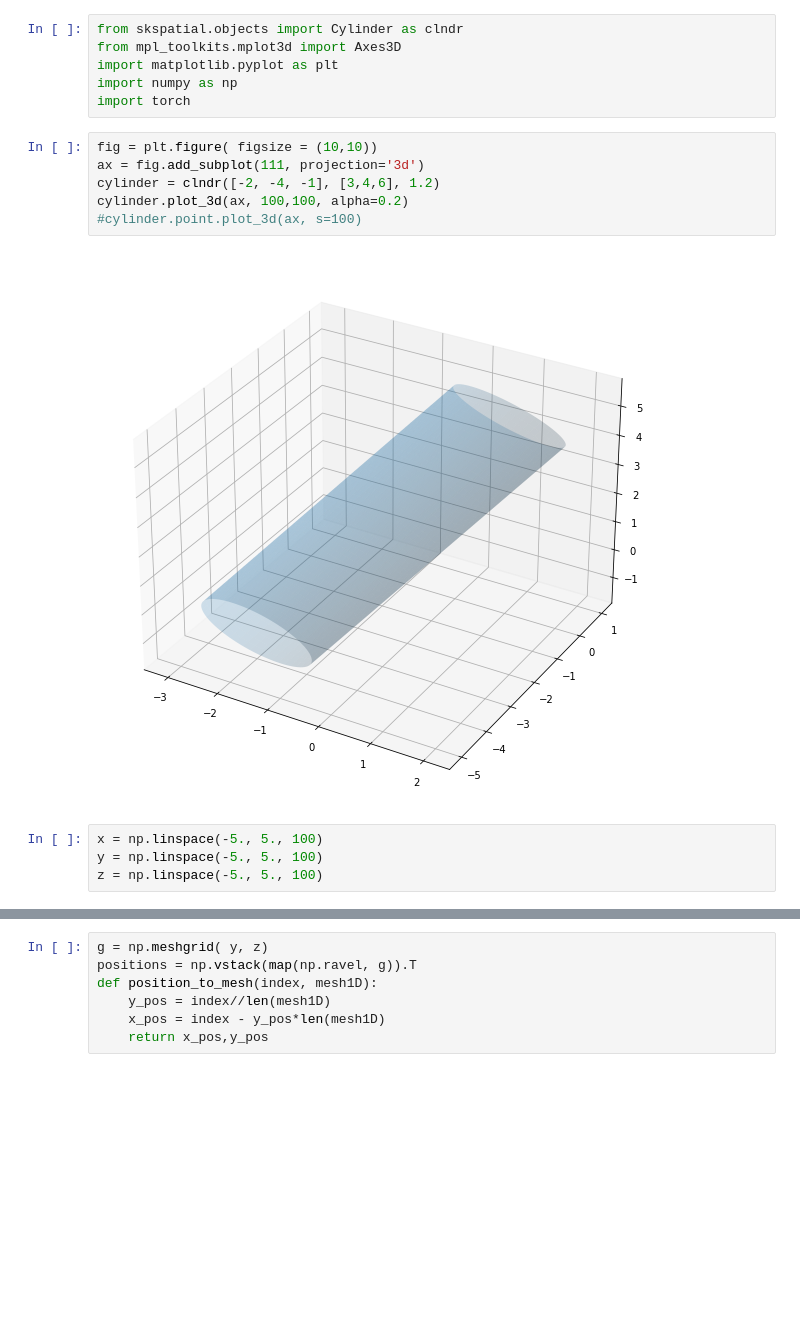
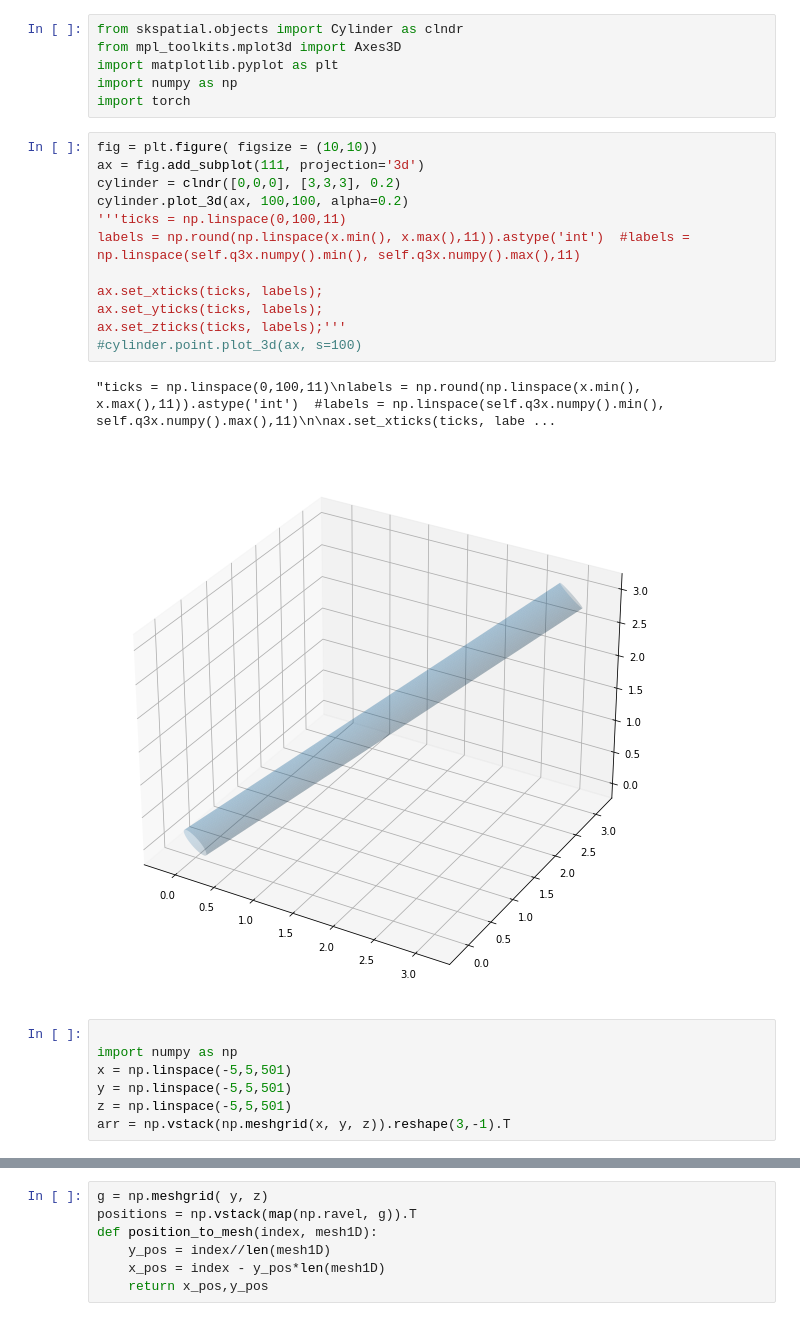
Before and after one commit to sofyalaski/SAXS-simulations, a Jupyter notebook: debugging.ipynb, the cells around one changed output, grey strips where cells are left out. Drawn from its saved outputs; the diff is of its cells as text; blank space fills up the shorter version.

```diff
--- a/debugging.ipynb
+++ b/debugging.ipynb
@@ -560,12 +792,22 @@ import torch
 # %%
 fig = plt.figure( figsize = (10,10))
 ax = fig.add_subplot(111, projection='3d')
-cylinder = clndr([-2, -4, -1], [3,4,6], 1.2)
+cylinder = clndr([0,0,0], [3,3,3], 0.2)
 cylinder.plot_3d(ax, 100,100, alpha=0.2)
+'''ticks = np.linspace(0,100,11)
+labels = np.round(np.linspace(x.min(), x.max(),11)).astype('int')  #labels = np.linspace(self.q3x.numpy().min(), self.q3x.numpy().max(),11)
+
+ax.set_xticks(ticks, labels);
+ax.set_yticks(ticks, labels);
+ax.set_zticks(ticks, labels);'''
 #cylinder.point.plot_3d(ax, s=100)
 # %% [output]
+"ticks = np.linspace(0,100,11)\nlabels = np.round(np.linspace(x.min(), x.max(),11)).astype('int')  #labels = np.linspace(self.q3x.numpy().min(), self.q3x.numpy().max(),11)\n\nax.set_xticks(ticks, labe ...
-[figure, old version]
+[figure, new version]
 # %%
-x = np.linspace(-5., 5., 100)
-y = np.linspace(-5., 5., 100)
-z = np.linspace(-5., 5., 100)
+
+import numpy as np
+x = np.linspace(-5,5,501)
+y = np.linspace(-5,5,501)
+z = np.linspace(-5,5,501)
+arr = np.vstack(np.meshgrid(x, y, z)).reshape(3,-1).T
```
Also changed, not shown: parts of 25 cells of this notebook, 2 other files.
